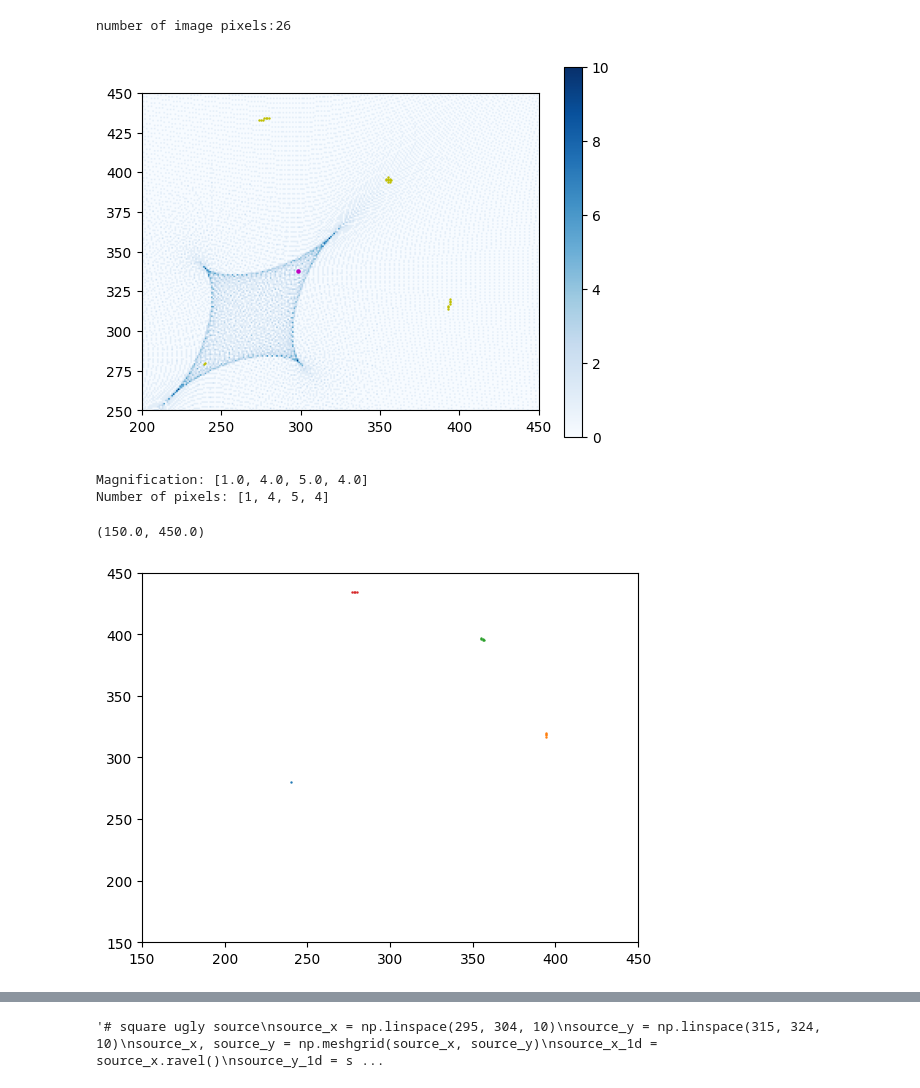
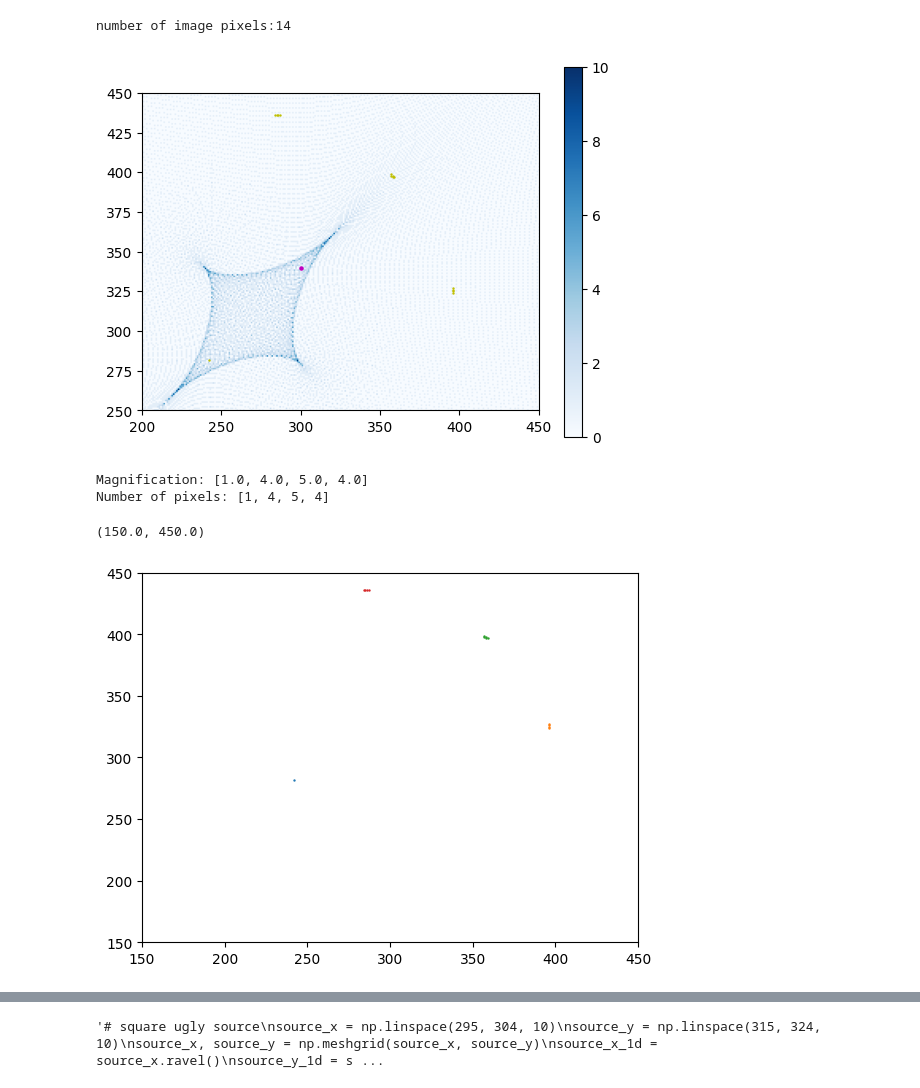
Before and after one commit to diceandcats/SURE-GW-lensing, a Jupyter notebook: Real stuffs/SIE_startingpt.ipynb, the cells around one changed output, grey strips where cells are left out. Saved outputs shown, nothing was run; the diff lists cells and outputs as text; code cells hidden in the pictures.

```diff
--- a/Real stuffs/SIE_startingpt.ipynb
+++ b/Real stuffs/SIE_startingpt.ipynb
@@ -95,7 +95,7 @@ circle_coords = np.argwhere(gaussian_circle > 0) #(y,x)'''
 
 #normal circle
 radius = 0.99
-center = (298, 338)
+center = (300, 340)
 
 x, y = np.meshgrid(range(size), range(size))
 circle = ((x - center[0])**2 + (y - center[1])**2) <= radius**2
@@ -136,39 +136,35 @@ scatterx_1, scattery_1, intensity_img = [], [], []
             m+=1
 '''
 # point source
 for i in range(0, 678):
     for j in range(0, 678):
         ycoord = i-alpha_y_2d[i,j]
         xcoord = j-alpha_x_2d[i,j]
         if ycoord<0 or ycoord>677 or xcoord<0 or xcoord>677:
             continue
         if (round(ycoord) == center[1]) and (round(xcoord) == center[0]):
             scatterx_1.append(j)
             scattery_1.append(i)
             #intensity_img.append(gaussian_circle[ceil(ycoord),ceil(xcoord)]) # need to be fixed
             m+=1
-        if (round(ycoord) == center[1]-1) and (round(xcoord) == center[0]-1):
-            scatterx_1.append(j)
-            scattery_1.append(i)
 
-            m+=1
 
 plt.scatter(scatterx_1,scattery_1,s=0.5, c = 'y')
 
 '''plt.scatter(mean[0],mean[1],c='r', s=1)
 for point in img_coord_in_src_coord[mean[1]][mean[0]]:
     plt.scatter(point[1],point[0],c='r', s=1)'''
 
 
 
 plt.imshow(array_test2, cmap='Blues',vmax=10)
 plt.xlim(200,450)
 plt.ylim(250,450)
 plt.colorbar()
 print(f'number of image pixels:{m}')
 # %% [output]
-number of image pixels:26
+number of image pixels:14
-[figure, old version]
+[figure, new version]
 # %%
 #magnification
 from sklearn.cluster import DBSCAN
@@ -209,7 +205,7 @@ plt.ylim(150,450)
 Magnification: [1.0, 4.0, 5.0, 4.0]
 Number of pixels: [1, 4, 5, 4]
 (150.0, 450.0)
-[figure, old version]
+[figure, new version]
 # %%
 # finding the coordinates of the source from image positions
 
```
Also changed, not shown: 1 other file.
